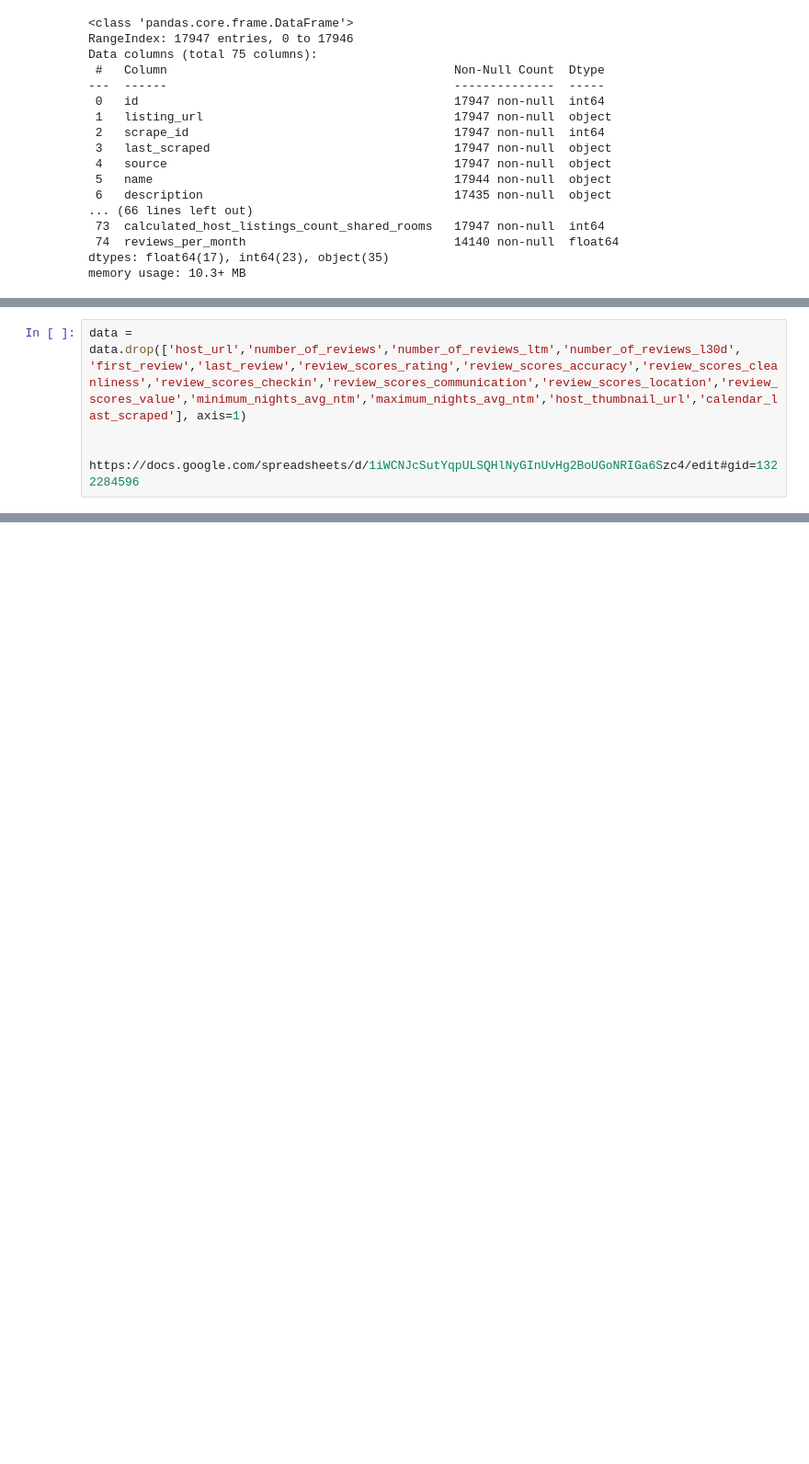
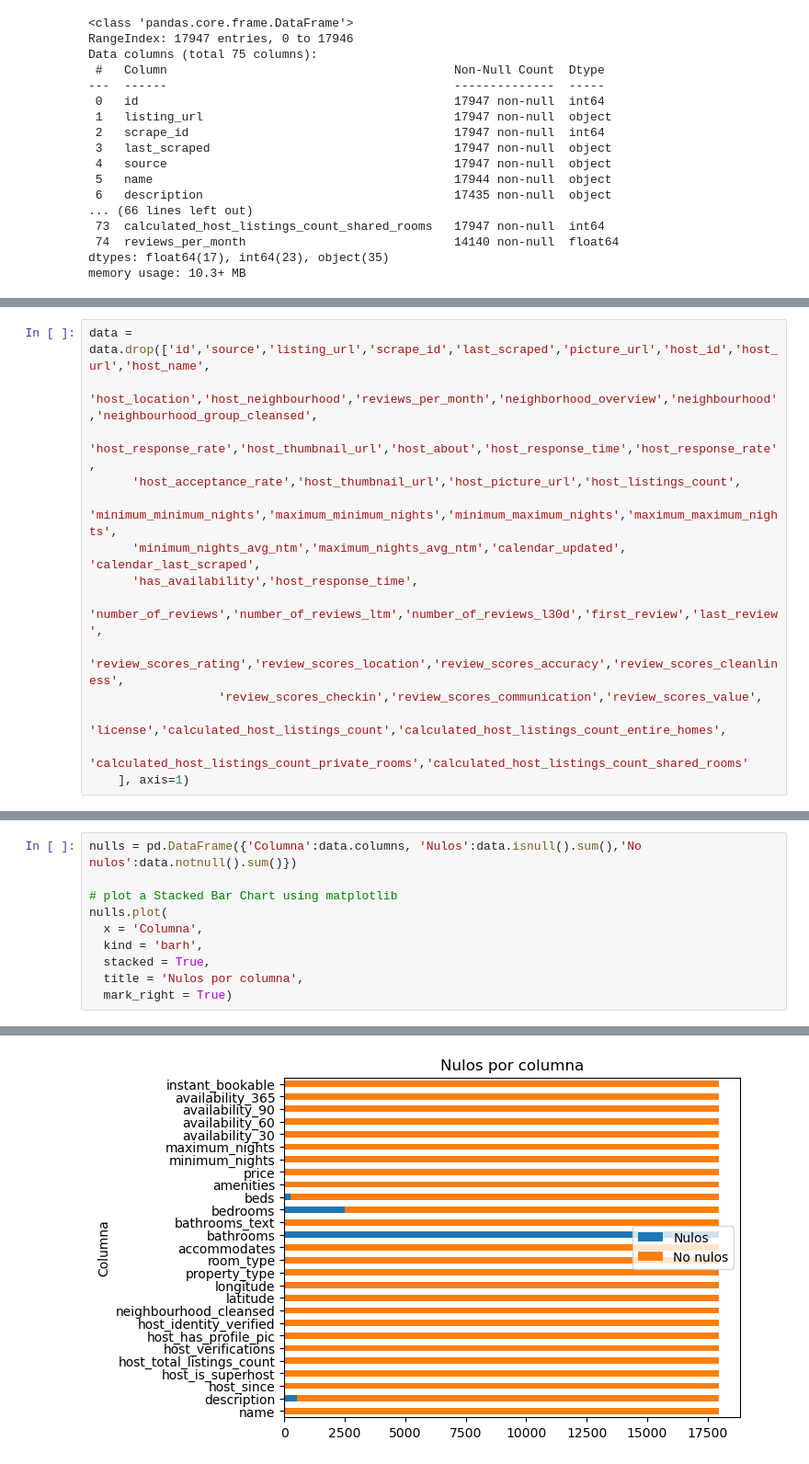
Before and after one commit to casagrandeale/TPDigitalHouse, a Jupyter notebook: TPFinal/Limpieza y exploración Dataset.ipynb, the cells around one changed output, grey strips where cells are left out. Shown at 92% size. Cells and saved outputs as stored; diff of their text form; blank space fills up the shorter version.

```diff
--- a/TPFinal/Limpieza y exploración Dataset.ipynb
+++ b/TPFinal/Limpieza y exploración Dataset.ipynb
@@ -44,5 +52,14 @@ Eliminamos las columnas que no aportan informacion
 # %%
-data = data.drop(['host_url','number_of_reviews','number_of_reviews_ltm','number_of_reviews_l30d', 'first_review','last_review','review_scores_rating','review_scores_accuracy','review_scores_cleanliness','review_scores_checkin','review_scores_communication','review_scores_location','review_scores_value','minimum_nights_avg_ntm','maximum_nights_avg_ntm','host_thumbnail_url','calendar_last_scraped'], axis=1)
-
-
-https://docs.google.com/spreadsheets/d/1iWCNJcSutYqpULSQHlNyGInUvHg2BoUGoNRIGa6Szc4/edit#gid=1322284596
+data = data.drop(['id','source','listing_url','scrape_id','last_scraped','picture_url','host_id','host_url','host_name',
+       'host_location','host_neighbourhood','reviews_per_month','neighborhood_overview','neighbourhood','neighbourhood_group_cleansed',
+      'host_response_rate','host_thumbnail_url','host_about','host_response_time','host_response_rate',
+      'host_acceptance_rate','host_thumbnail_url','host_picture_url','host_listings_count',
+      'minimum_minimum_nights','maximum_minimum_nights','minimum_maximum_nights','maximum_maximum_nights',
+      'minimum_nights_avg_ntm','maximum_nights_avg_ntm','calendar_updated', 'calendar_last_scraped',
+      'has_availability','host_response_time',
+      'number_of_reviews','number_of_reviews_ltm','number_of_reviews_l30d','first_review','last_review',
+      'review_scores_rating','review_scores_location','review_scores_accuracy','review_scores_cleanliness',
+                  'review_scores_checkin','review_scores_communication','review_scores_value',
+                  'license','calculated_host_listings_count','calculated_host_listings_count_entire_homes',
+      'calculated_host_listings_count_private_rooms','calculated_host_listings_count_shared_rooms'
+    ], axis=1)
@@ -48,0 +95,11 @@ https://docs.google.com/spreadsheets/d/1iWCNJcSutYqpULSQHlNyGInUvHg2BoUGoNRIGa6S
+# %%
+nulls = pd.DataFrame({'Columna':data.columns, 'Nulos':data.isnull().sum(),'No nulos':data.notnull().sum()})
+
+# plot a Stacked Bar Chart using matplotlib
+nulls.plot(
+  x = 'Columna',
+  kind = 'barh',
+  stacked = True,
+  title = 'Nulos por columna',
+  mark_right = True)
+# %% [output]
@@ -48,0 +107 @@ https://docs.google.com/spreadsheets/d/1iWCNJcSutYqpULSQHlNyGInUvHg2BoUGoNRIGa6S
+[figure, added]
```
Also changed, not shown: parts of 15 cells of this notebook.
